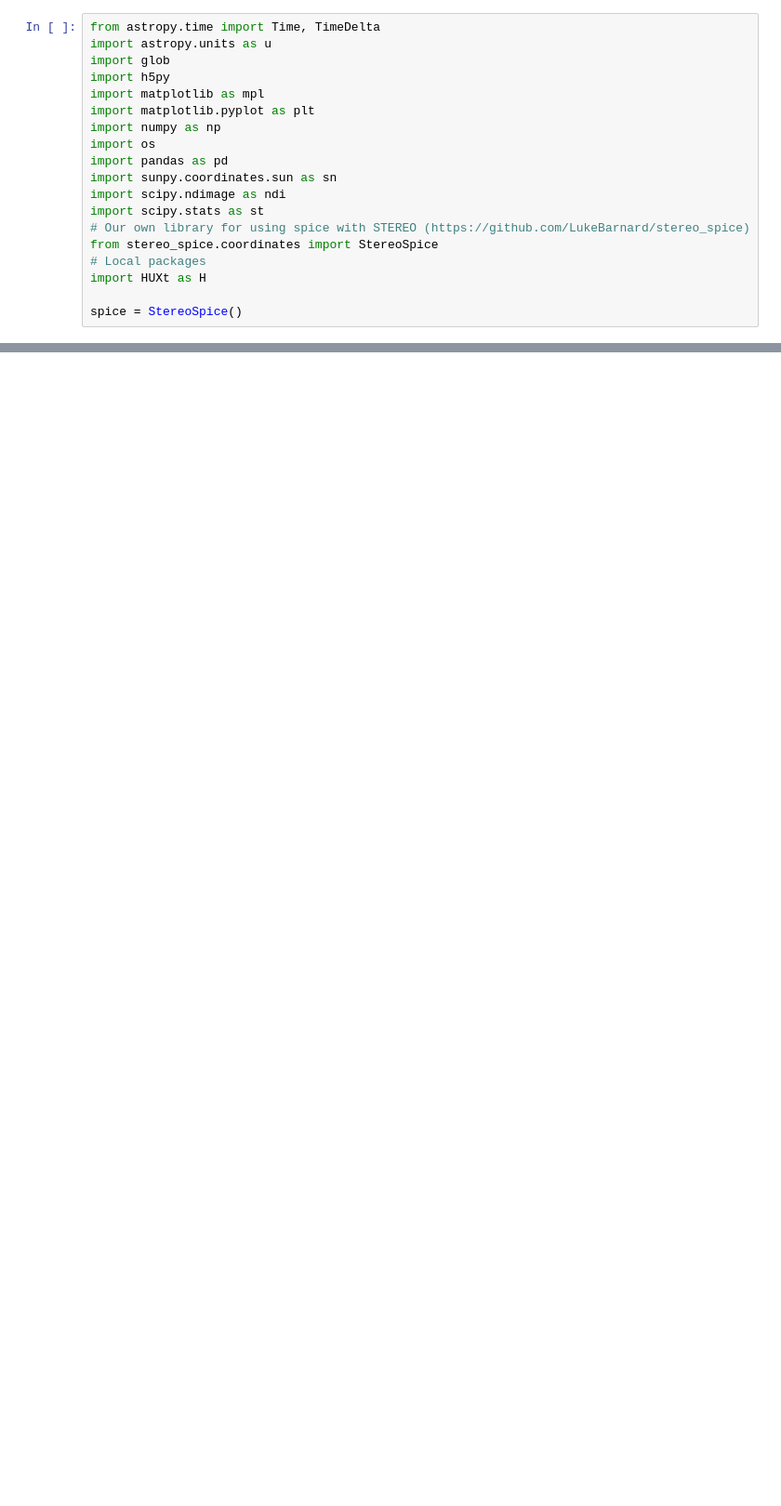
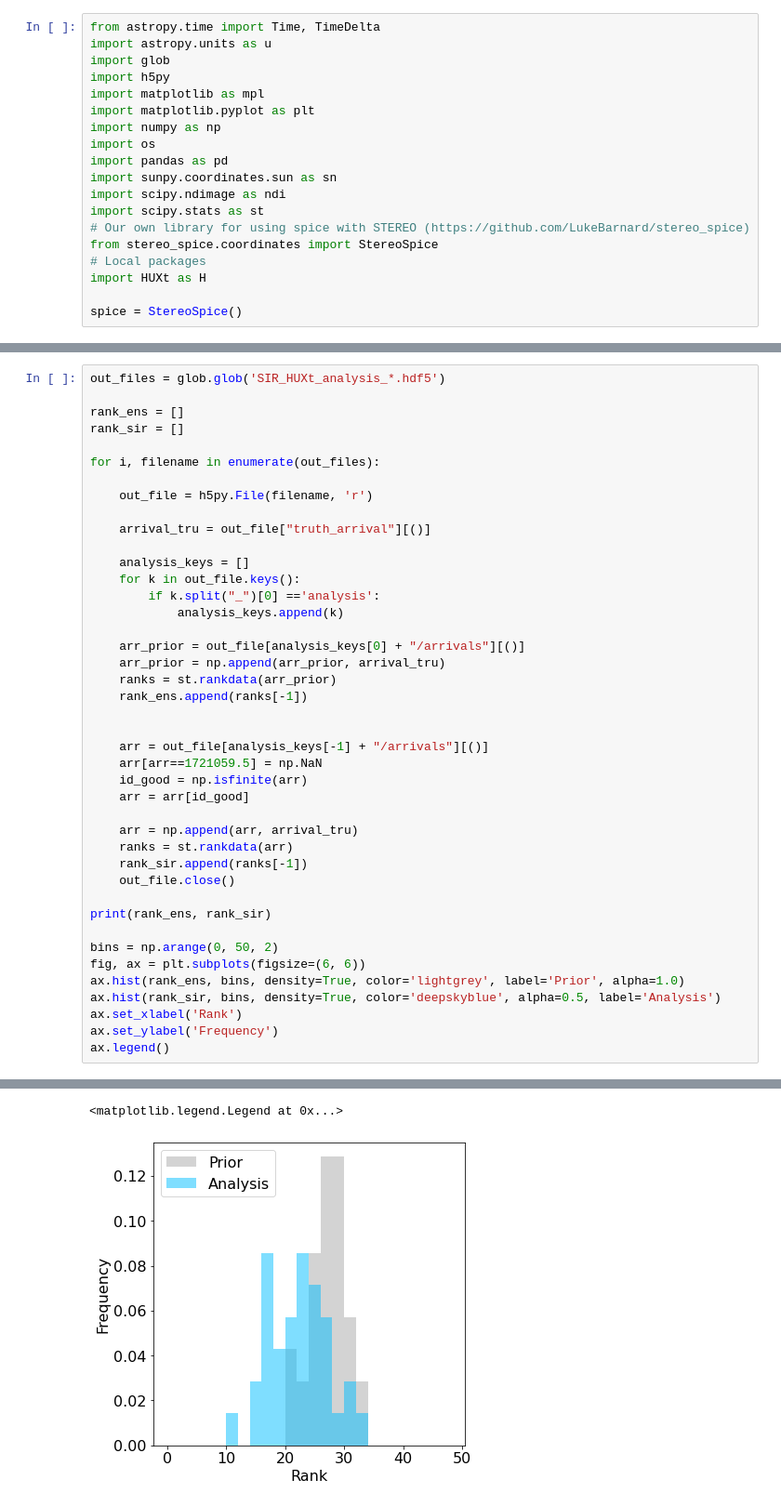
Before and after one commit to LukeBarnard/SIR_HUXt, a Jupyter notebook: code/SIR_HUXt.ipynb, the cells around one changed output, grey strips where cells are left out. Shown at 93% size. Drawn from its saved outputs; the diff is of its cells as text; blank space fills up the shorter version.

```diff
--- a/code/SIR_HUXt.ipynb
+++ b/code/SIR_HUXt.ipynb
@@ -619,0 +403,43 @@ for key in analysis_keys:
+# %%
+out_files = glob.glob('SIR_HUXt_analysis_*.hdf5')
+
+rank_ens = []
+rank_sir = []
+
+for i, filename in enumerate(out_files):
+
+    out_file = h5py.File(filename, 'r')
+
+    arrival_tru = out_file["truth_arrival"][()]
+
+    analysis_keys = []
+    for k in out_file.keys():
+        if k.split("_")[0] =='analysis':
+            analysis_keys.append(k)
+
+    arr_prior = out_file[analysis_keys[0] + "/arrivals"][()]
+    arr_prior = np.append(arr_prior, arrival_tru)
+    ranks = st.rankdata(arr_prior)
+    rank_ens.append(ranks[-1])
+
+
+    arr = out_file[analysis_keys[-1] + "/arrivals"][()]
+    arr[arr==1721059.5] = np.NaN
+    id_good = np.isfinite(arr)
+    arr = arr[id_good]
+
+    arr = np.append(arr, arrival_tru)
+    ranks = st.rankdata(arr)
+    rank_sir.append(ranks[-1])
+    out_file.close()
+
+print(rank_ens, rank_sir)
+
+bins = np.arange(0, 50, 2)
+fig, ax = plt.subplots(figsize=(6, 6))
+ax.hist(rank_ens, bins, density=True, color='lightgrey', label='Prior', alpha=1.0)
+ax.hist(rank_sir, bins, density=True, color='deepskyblue', alpha=0.5, label='Analysis')
+ax.set_xlabel('Rank')
+ax.set_ylabel('Frequency')
+ax.legend()
+# %% [output]
@@ -619,0 +447,2 @@ for key in analysis_keys:
+<matplotlib.legend.Legend at 0x...>
+[figure, added]
```
Also changed, not shown: parts of 9 cells of this notebook.
